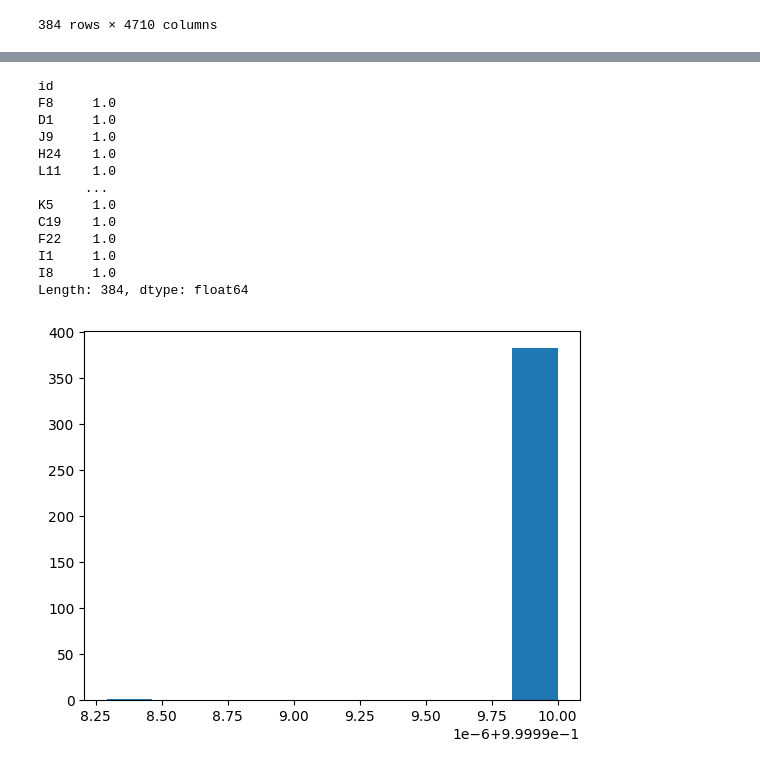
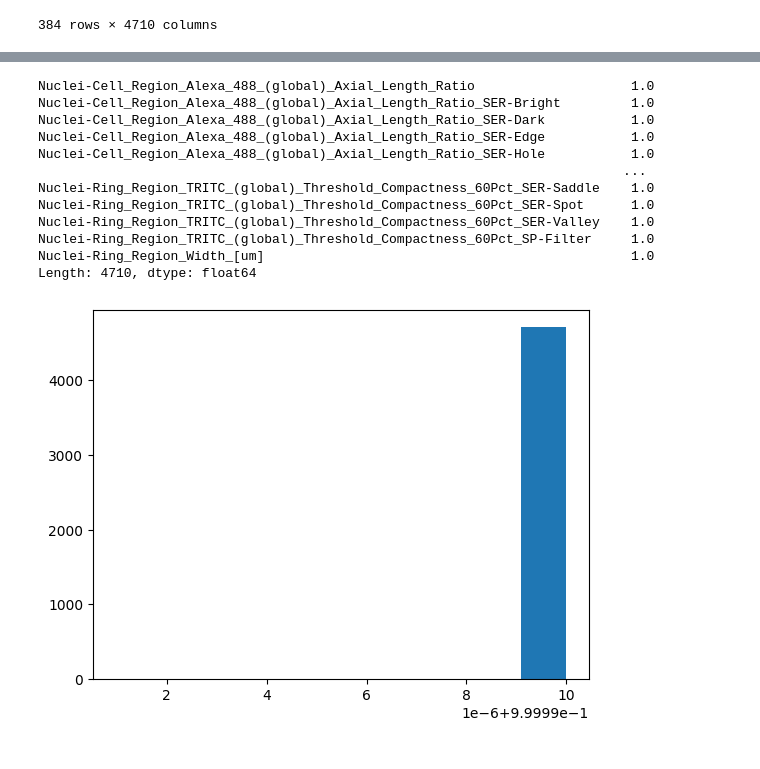
Before and after one commit to LokeyLab/HistDiff_standalone, a Jupyter notebook: validation/validation.ipynb, the cells around one changed output, grey strips where cells are left out. Saved outputs shown, nothing was run; the diff lists cells and outputs as text; code cells hidden in the pictures.

```diff
--- a/validation/validation.ipynb
+++ b/validation/validation.ipynb
@@ -44,7 +44,7 @@ display(og, new)
 | I8 | -0.001058 | 0.000863 | 0.000811 | -0.000576 | ... |
 384 rows × 4710 columns
 # %%
-corr_mat = new.T.corrwith(og.T, axis=0)
+corr_mat = new.corrwith(og, axis=0)
 
 # display(corr_mat.head(10))
 print(f"mean: {np.mean(corr_mat)}")
@@ -59,17 +59,16 @@ median: 0.9999999999945526
-id
-F8     1.0
-D1     1.0
-J9     1.0
-H24    1.0
-L11    1.0
-      ...
-K5     1.0
-C19    1.0
-F22    1.0
-I1     1.0
-I8     1.0
-Length: 384, dtype: float64
+Nuclei-Cell_Region_Alexa_488_(global)_Axial_Length_Ratio                    1.0
+Nuclei-Cell_Region_Alexa_488_(global)_Axial_Length_Ratio_SER-Bright         1.0
+Nuclei-Cell_Region_Alexa_488_(global)_Axial_Length_Ratio_SER-Dark           1.0
+Nuclei-Cell_Region_Alexa_488_(global)_Axial_Length_Ratio_SER-Edge           1.0
+Nuclei-Cell_Region_Alexa_488_(global)_Axial_Length_Ratio_SER-Hole           1.0
+                                                                           ...
+Nuclei-Ring_Region_TRITC_(global)_Threshold_Compactness_60Pct_SER-Saddle    1.0
+Nuclei-Ring_Region_TRITC_(global)_Threshold_Compactness_60Pct_SER-Spot      1.0
+Nuclei-Ring_Region_TRITC_(global)_Threshold_Compactness_60Pct_SER-Valley    1.0
+Nuclei-Ring_Region_TRITC_(global)_Threshold_Compactness_60Pct_SP-Filter     1.0
+Nuclei-Ring_Region_Width_[um]                                               1.0
+Length: 4710, dtype: float64
-[figure, old version]
+[figure, new version]
 # %%
 run_contents = "/home/derfelt/git_repos/HistDiff_standalone/temp_store/run_contents/runcontents_test.json"
 run_contents = pd.read_json(run_contents)
```
Also changed, not shown: parts of 1 cell of this notebook.
